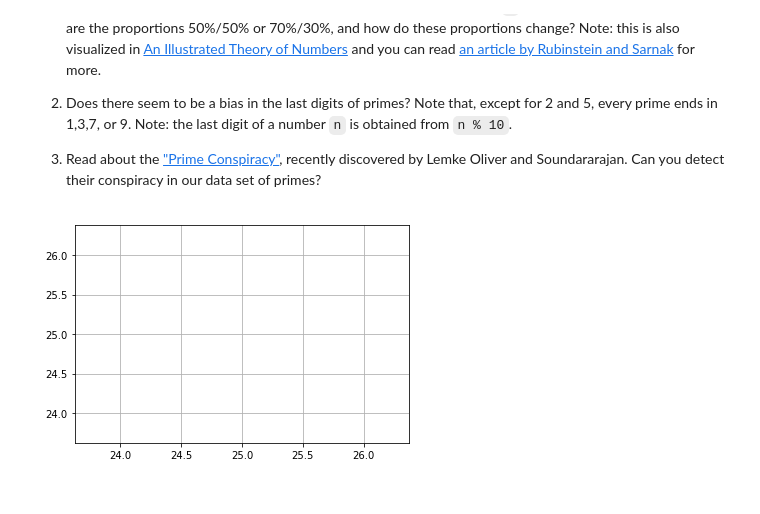
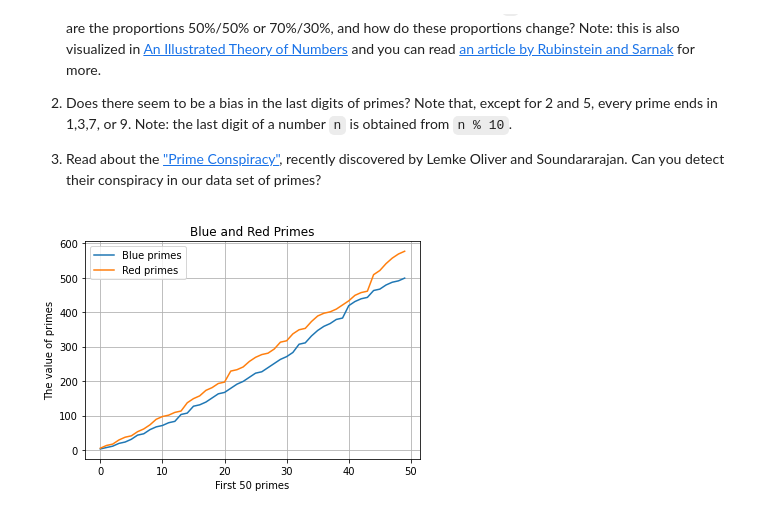
Before and after one commit to Dannyphantom17/Math-152, a Jupyter notebook: P4M_Notebook_3.ipynb, the cells around one changed output. Drawn from its saved outputs; the diff is of its cells as text; code cells hidden in the pictures.

```diff
--- a/P4M_Notebook_3.ipynb
+++ b/P4M_Notebook_3.ipynb
@@ -1125,15 +1125,21 @@ Observe that gaps of 2 (twin primes) are pretty frequent.  There are over 8000 o
 # %%
 # 1.
 def redprimes_upto(x):
   redprimes = [p for p in primes if p%4 ==1]
   return len([p for p in primes if p <= x])
 def blueprimes_upto(x):
   blueprimes = [p for p in primes if p%4 ==3]
   return len([p for p in primes if p <= x])
 
 %matplotlib inline
-plt.plot(redprimes_upto(100), blueprimes_upto(100))
+plt.plot(blueprimes[:50], label = 'Blue primes')
+plt.plot(redprimes[:50], label = 'Red primes')
+plt.xlabel('First 50 primes')
+plt.ylabel('The value of primes')
+plt.title('Blue and Red Primes')
 plt.grid(True)
+plt.legend()
 plt.show()
+#It looks like the proportions are 53%/47% in favor of redprimes as the number of primes increases.
 # %% [output]
-[figure, old version]
+[figure, new version]
```
Also changed, not shown: parts of 2 cells of this notebook.
